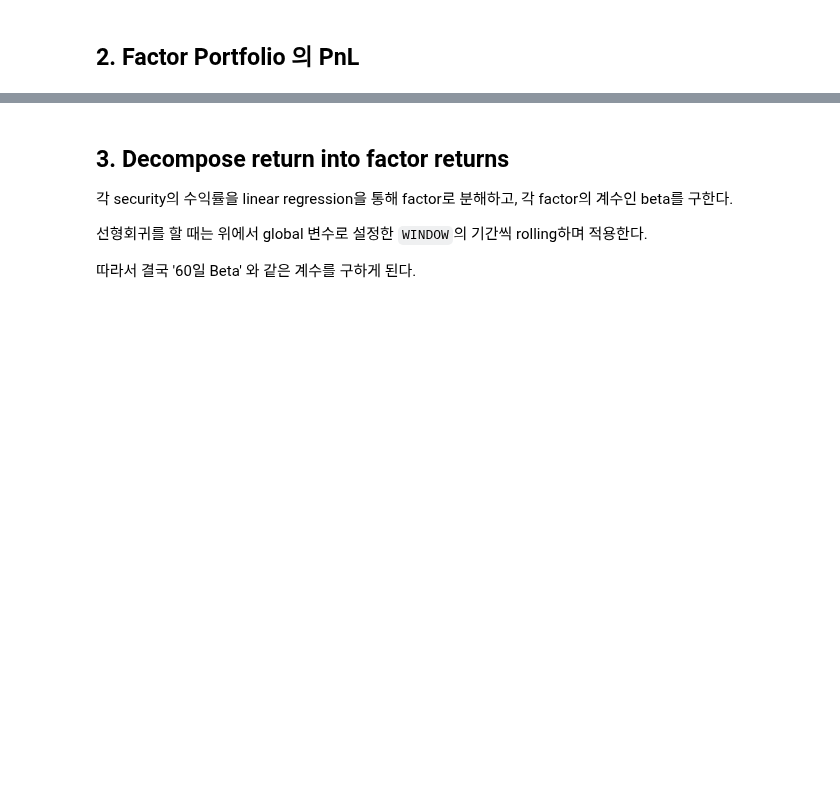
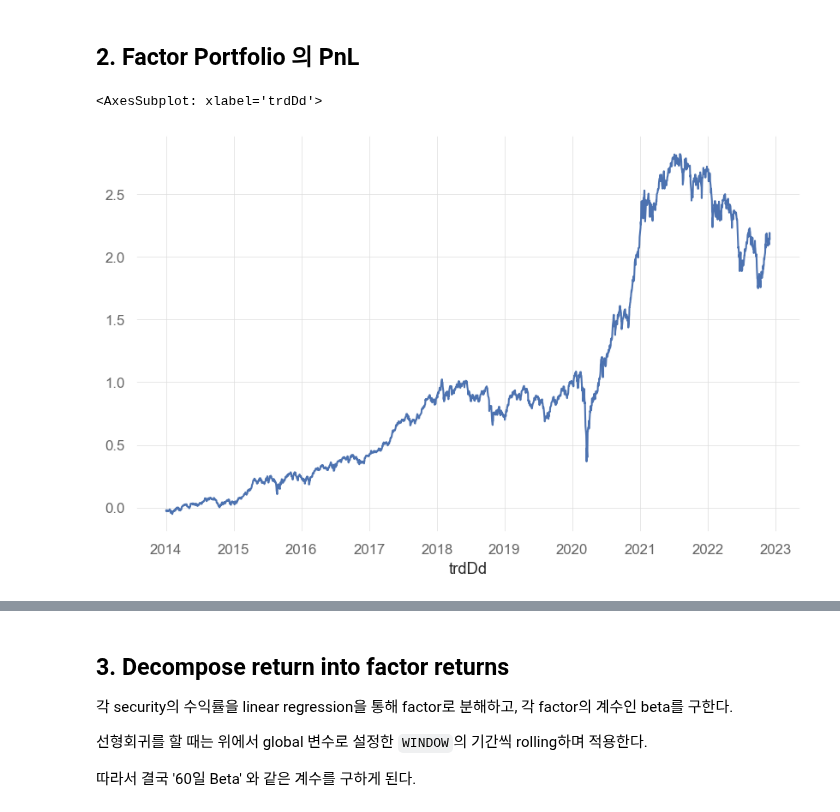
Before and after one commit to jaepil-choi/korquanttools, a Jupyter notebook: notebooks/factor_research.ipynb, the cells around one changed output, grey strips where cells are left out. Drawn from its saved outputs; the diff is of its cells as text; code cells hidden in the pictures; blank space fills up the shorter version.

Commit message:
[FEAT] : Add factor portfolio PnL graphs

```diff
--- a/notebooks/factor_research.ipynb
+++ b/notebooks/factor_research.ipynb
@@ -554,3 +554,12 @@ $$
 ** return decomposition 및 factor dashboard 완성하고 추가할 예정 **
 # %% [markdown]
 ## 2. Factor Portfolio 의 PnL
+# %%
+mkt_factor_portfolio_PnL = (mkt_excess_R + 1).cumprod() - 1
+SMB_factor_portfolio_PnL = (SMB + 1).cumprod() - 1
+HML_factor_portfolio_PnL = (HML + 1).cumprod() - 1
+# %%
+sns.lineplot(data=mkt_factor_portfolio_PnL)
+# %% [output]
+<AxesSubplot: xlabel='trdDd'>
+[figure, added]
```
Also changed, not shown: parts of 2 cells of this notebook.
